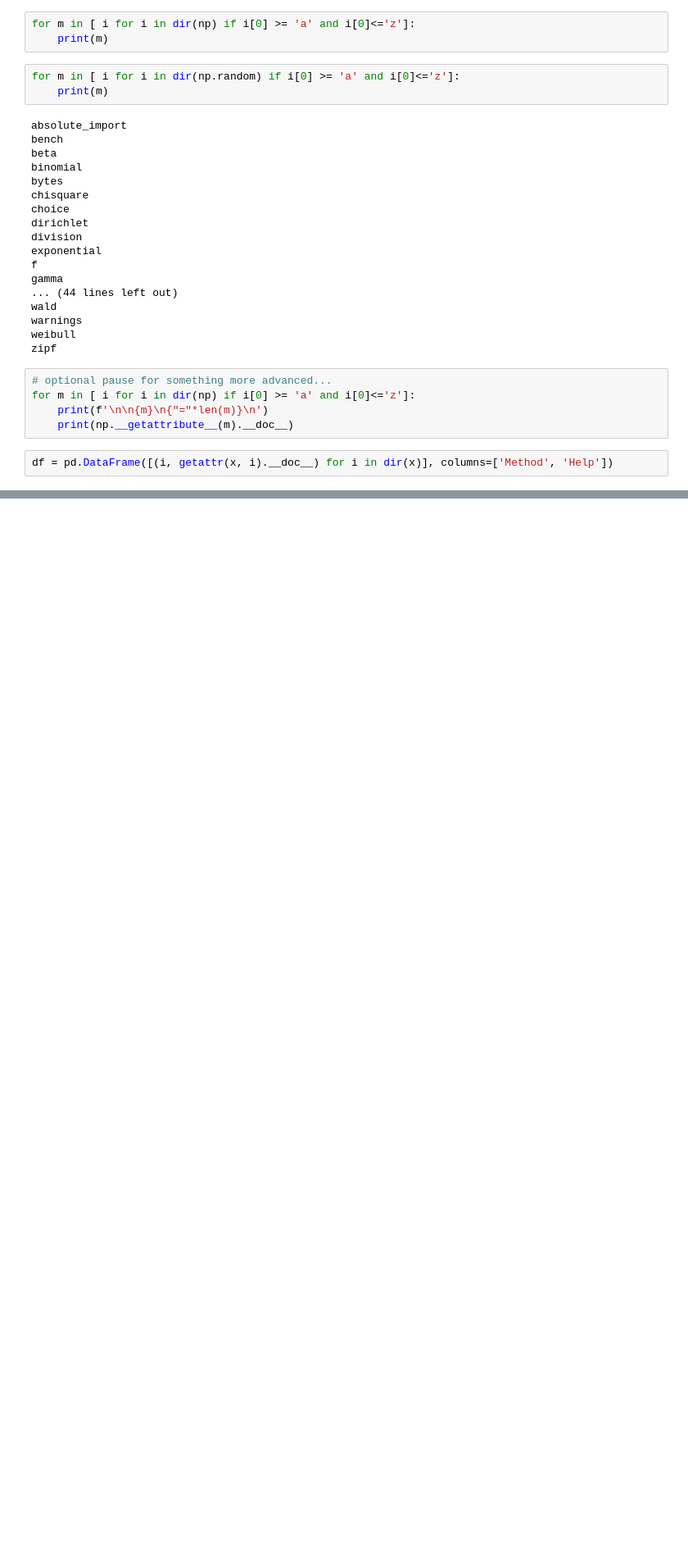
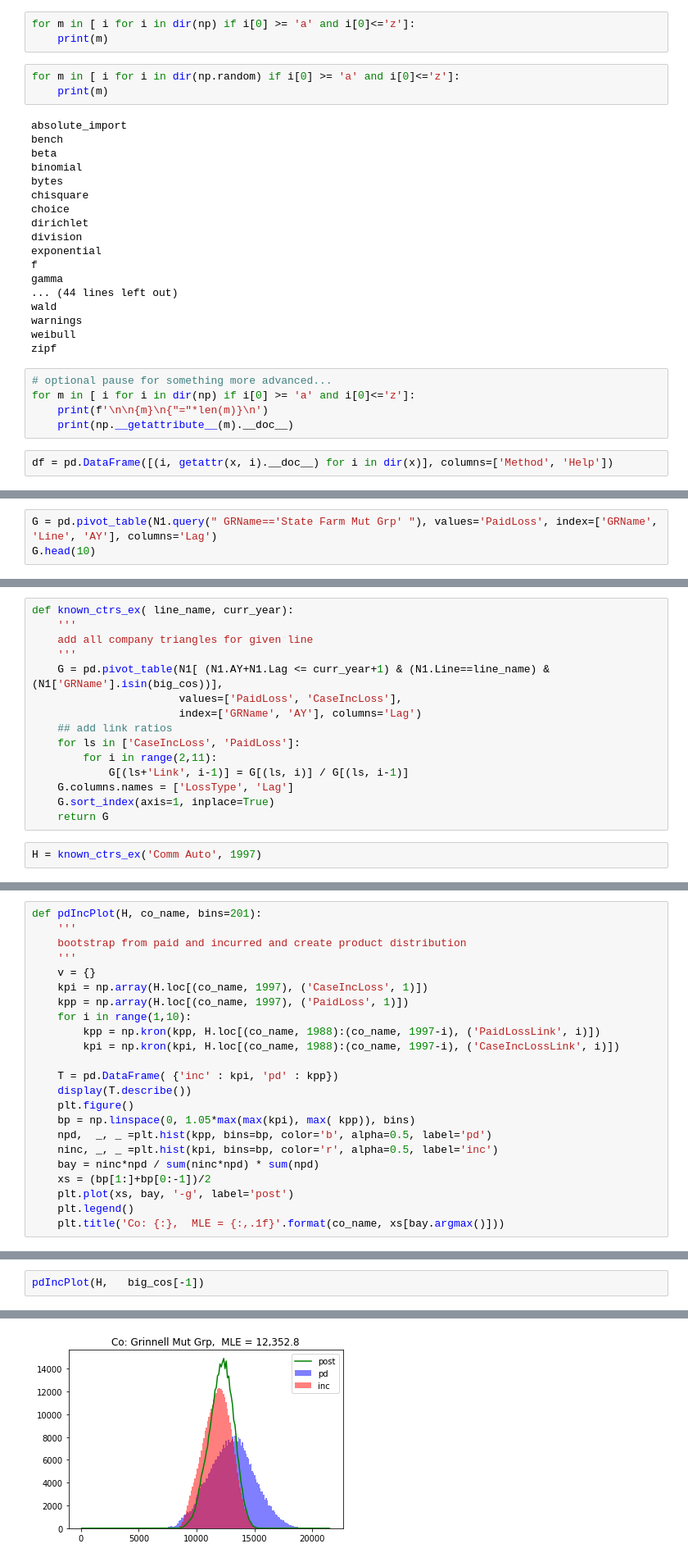
Before and after one commit to PirateGrunt/paw_rpm, a Jupyter notebook: notebooks/03_numpy_pandas.ipynb, the cells around one changed output, grey strips where cells are left out. Shown: that part at 82% size. Cells and saved outputs as stored; diff of their text form; blank space fills up the shorter version.

```diff
--- a/notebooks/03_numpy_pandas.ipynb
+++ b/notebooks/03_numpy_pandas.ipynb
@@ -371,0 +416,3 @@ cas.query(' GRCODE==86 and AccidentYear + DevelopmentLag <=1998 ')
+# %%
+G = pd.pivot_table(N1.query(" GRName=='State Farm Mut Grp' "), values='PaidLoss', index=['GRName', 'Line', 'AY'], columns='Lag')
+G.head(10)
@@ -371,0 +538,17 @@ cas.query(' GRCODE==86 and AccidentYear + DevelopmentLag <=1998 ')
+# %%
+def known_ctrs_ex( line_name, curr_year):
+    '''
+    add all company triangles for given line
+    '''
+    G = pd.pivot_table(N1[ (N1.AY+N1.Lag <= curr_year+1) & (N1.Line==line_name) & (N1['GRName'].isin(big_cos))],
+                       values=['PaidLoss', 'CaseIncLoss'],
+                       index=['GRName', 'AY'], columns='Lag')
+    ## add link ratios
+    for ls in ['CaseIncLoss', 'PaidLoss']:
+        for i in range(2,11):
+            G[(ls+'Link', i-1)] = G[(ls, i)] / G[(ls, i-1)]
+    G.columns.names = ['LossType', 'Lag']
+    G.sort_index(axis=1, inplace=True)
+    return G
+# %%
+H = known_ctrs_ex('Comm Auto', 1997)
@@ -371,0 +599,23 @@ cas.query(' GRCODE==86 and AccidentYear + DevelopmentLag <=1998 ')
+# %%
+def pdIncPlot(H, co_name, bins=201):
+    '''
+    bootstrap from paid and incurred and create product distribution
+    '''
+    v = {}
+    kpi = np.array(H.loc[(co_name, 1997), ('CaseIncLoss', 1)])
+    kpp = np.array(H.loc[(co_name, 1997), ('PaidLoss', 1)])
+    for i in range(1,10):
+        kpp = np.kron(kpp, H.loc[(co_name, 1988):(co_name, 1997-i), ('PaidLossLink', i)])
+        kpi = np.kron(kpi, H.loc[(co_name, 1988):(co_name, 1997-i), ('CaseIncLossLink', i)])
+
+    T = pd.DataFrame( {'inc' : kpi, 'pd' : kpp})
+    display(T.describe())
+    plt.figure()
+    bp = np.linspace(0, 1.05*max(max(kpi), max( kpp)), bins)
+    npd,  _, _ =plt.hist(kpp, bins=bp, color='b', alpha=0.5, label='pd')
+    ninc, _, _ =plt.hist(kpi, bins=bp, color='r', alpha=0.5, label='inc')
+    bay = ninc*npd / sum(ninc*npd) * sum(npd)
+    xs = (bp[1:]+bp[0:-1])/2
+    plt.plot(xs, bay, '-g', label='post')
+    plt.legend()
+    plt.title('Co: {:},  MLE = {:,.1f}'.format(co_name, xs[bay.argmax()]))
@@ -371,0 +642,3 @@ cas.query(' GRCODE==86 and AccidentYear + DevelopmentLag <=1998 ')
+# %%
+pdIncPlot(H,   big_cos[-1])
+# %% [output]
@@ -371,0 +654 @@ cas.query(' GRCODE==86 and AccidentYear + DevelopmentLag <=1998 ')
+[figure, added]
```
Also changed, not shown: parts of 48 cells of this notebook, 2 other files.
